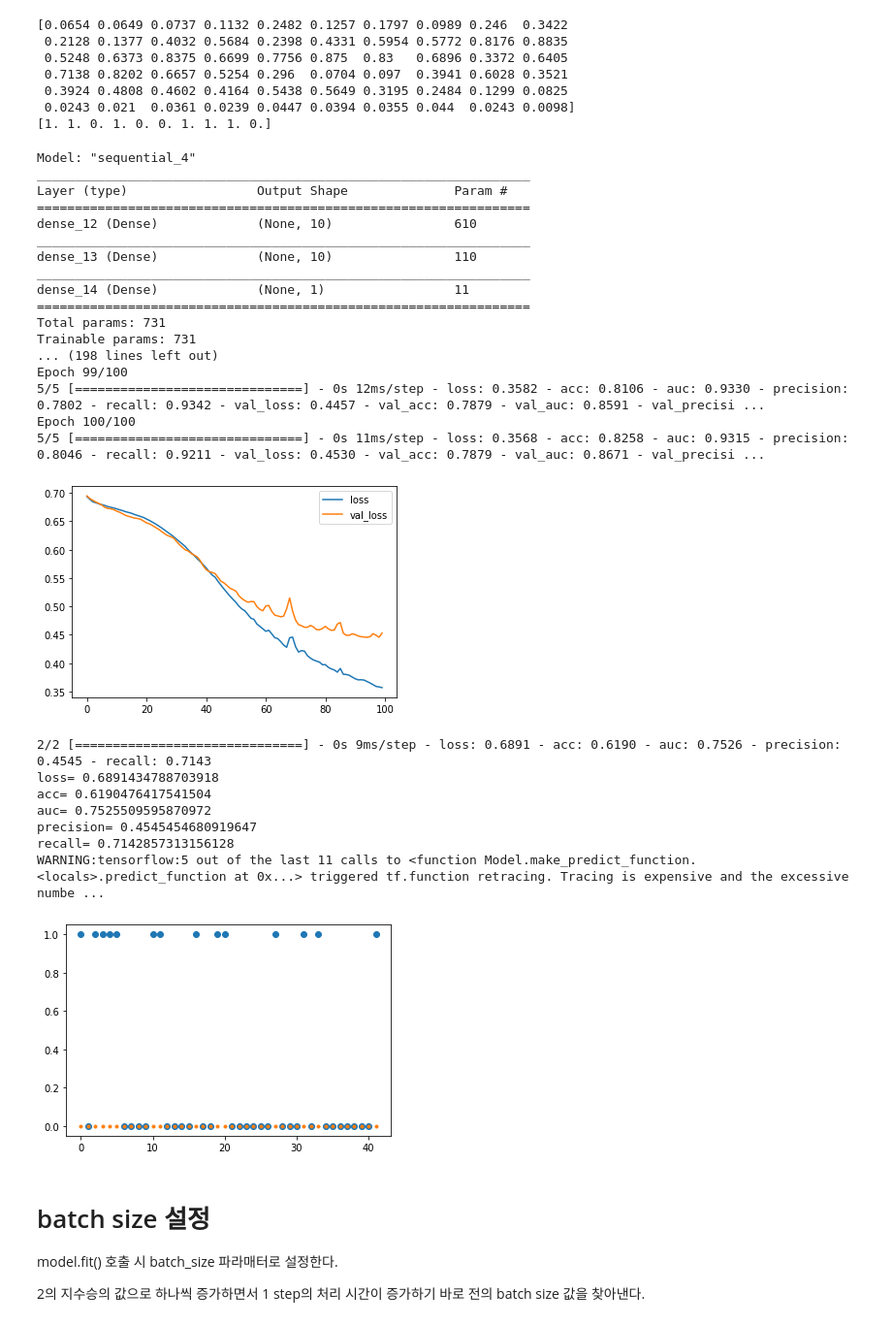
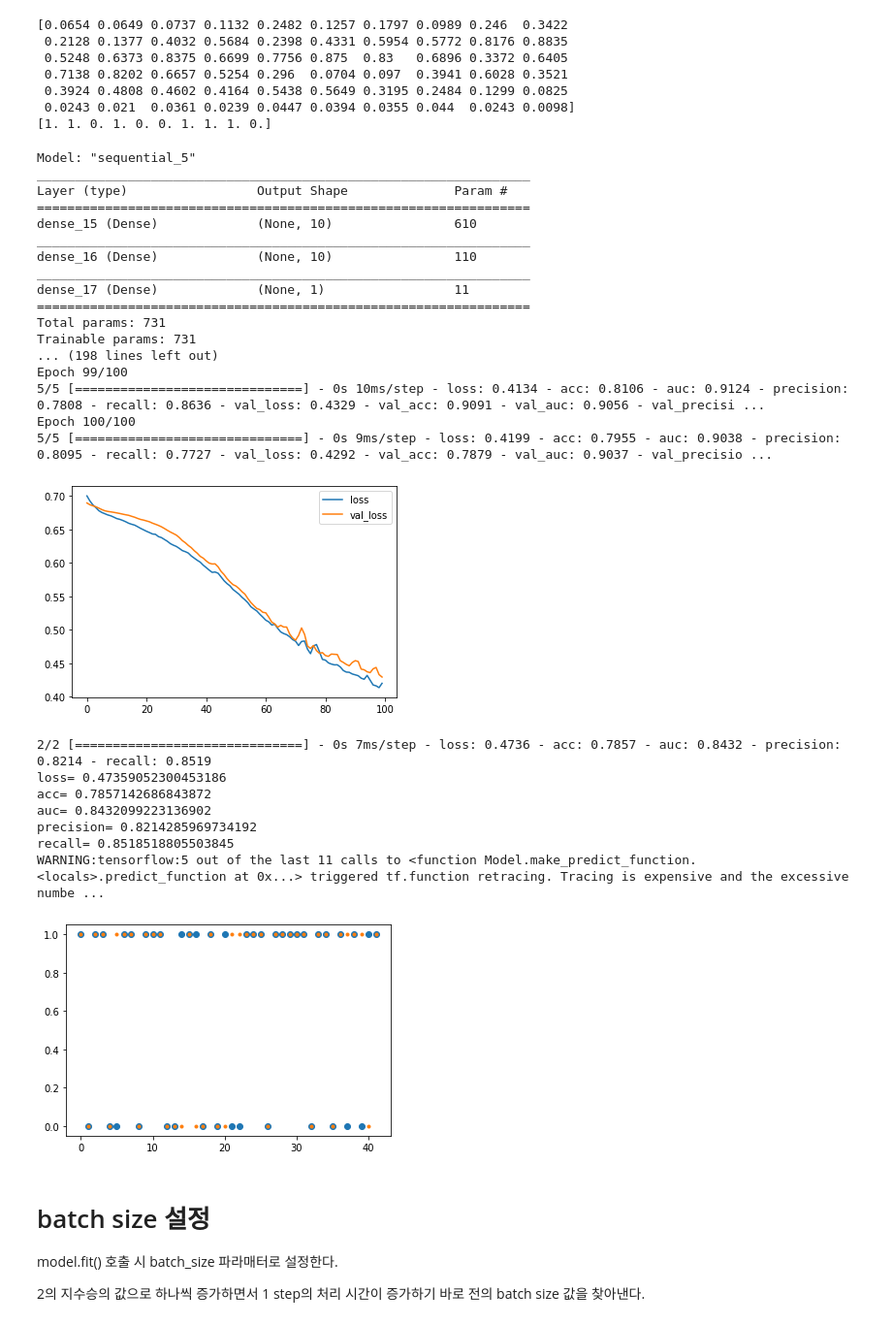
Before and after one commit to dhrim/keras_howto_2021, a Jupyter notebook: class3/base_model_configuration.ipynb, the cells around one changed output. Shown at 97% size. Saved outputs shown, nothing was run; the diff lists cells and outputs as text; code cells hidden in the pictures.

```diff
--- a/class3/base_model_configuration.ipynb
+++ b/class3/base_model_configuration.ipynb
@@ -189,0 +222,15 @@ acc= 0.9583333134651184
+# %%
+def load_sonar_data():
+
+  df = pd.read_csv("https://raw.githubusercontent.com/dhrim/keras_howto_2021/master/data/sonar.csv")
+  data = df.to_numpy()
+  np.random.shuffle(data)
+
+  x = data[:,:60]
+  y = data[:,60]
+
+  split_index = int(len(x)*0.8)
+  train_x, test_x = x[:split_index], x[split_index:]
+  train_y, test_y = y[:split_index], y[split_index:]
+
+  return (train_x, train_y), (test_x, test_y)
@@ -444,49 +573,49 @@ plt.show()
 
 # 평가
 loss, acc, auc, precision, recall = model.evaluate(test_x, test_y)
 print("loss=", loss)
 print("acc=", acc)
 print("auc=", auc)
 print("precision=", precision)
 print("recall=", recall)
 
 
 # 예측
 y_ = model.predict(test_x)
-predicted = np.argmax(y_, axis=-1)
+predicted = (y_>0.5).astype(np.int)
 
 
 # 예측 결과 보기
 plt.plot(test_y, "o")
 plt.plot(predicted, ".")
 plt.show()
 # %% [output]
-Model: "sequential_4"
+Model: "sequential_5"
 _________________________________________________________________
 Layer (type)                 Output Shape              Param #
 =================================================================
-dense_12 (Dense)             (None, 10)                610
+dense_15 (Dense)             (None, 10)                610
 _________________________________________________________________
-dense_13 (Dense)             (None, 10)                110
+dense_16 (Dense)             (None, 10)                110
 _________________________________________________________________
-dense_14 (Dense)             (None, 1)                 11
+dense_17 (Dense)             (None, 1)                 11
 =================================================================
 Total params: 731
 Trainable params: 731
 ... (198 lines left out)
 Epoch 99/100
-5/5 [==============================] - 0s 12ms/step - loss: 0.3582 - acc: 0.8106 - auc: 0.9330 - precision: 0.7802 - recall: 0.9342 - val_loss: 0.4457 - val_acc: 0.7879 - val_auc: 0.8591 - val_precisi ...
+5/5 [==============================] - 0s 10ms/step - loss: 0.4134 - acc: 0.8106 - auc: 0.9124 - precision: 0.7808 - recall: 0.8636 - val_loss: 0.4329 - val_acc: 0.9091 - val_auc: 0.9056 - val_precisi ...
 Epoch 100/100
-5/5 [==============================] - 0s 11ms/step - loss: 0.3568 - acc: 0.8258 - auc: 0.9315 - precision: 0.8046 - recall: 0.9211 - val_loss: 0.4530 - val_acc: 0.7879 - val_auc: 0.8671 - val_precisi ...
+5/5 [==============================] - 0s 9ms/step - loss: 0.4199 - acc: 0.7955 - auc: 0.9038 - precision: 0.8095 - recall: 0.7727 - val_loss: 0.4292 - val_acc: 0.7879 - val_auc: 0.9037 - val_precisio ...
-[figure, old version]
+[figure, new version]
-2/2 [==============================] - 0s 9ms/step - loss: 0.6891 - acc: 0.6190 - auc: 0.7526 - precision: 0.4545 - recall: 0.7143
-loss= 0.6891434788703918
-acc= 0.6190476417541504
-auc= 0.7525509595870972
-precision= 0.4545454680919647
-recall= 0.7142857313156128
+2/2 [==============================] - 0s 7ms/step - loss: 0.4736 - acc: 0.7857 - auc: 0.8432 - precision: 0.8214 - recall: 0.8519
+loss= 0.47359052300453186
+acc= 0.7857142686843872
+auc= 0.8432099223136902
+precision= 0.8214285969734192
+recall= 0.8518518805503845
 WARNING:tensorflow:5 out of the last 11 calls to <function Model.make_predict_function.<locals>.predict_function at 0x...> triggered tf.function retracing. Tracing is expensive and the excessive numbe ...
-[figure, old version]
+[figure, new version]
 # %% [markdown]
 # batch size 설정
 
```
Also changed, not shown: parts of 13 cells of this notebook.
